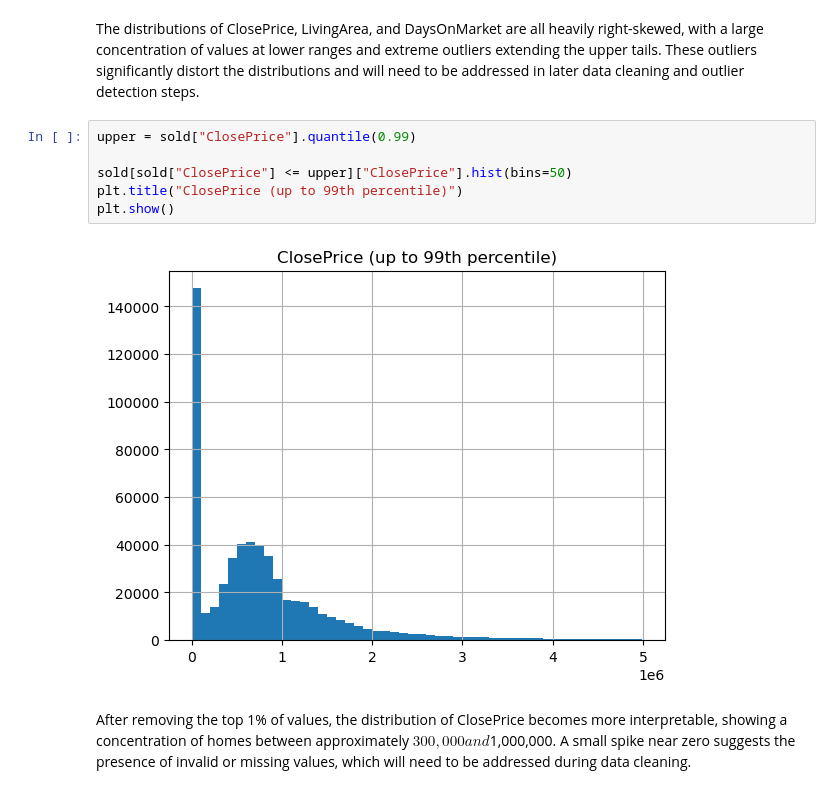
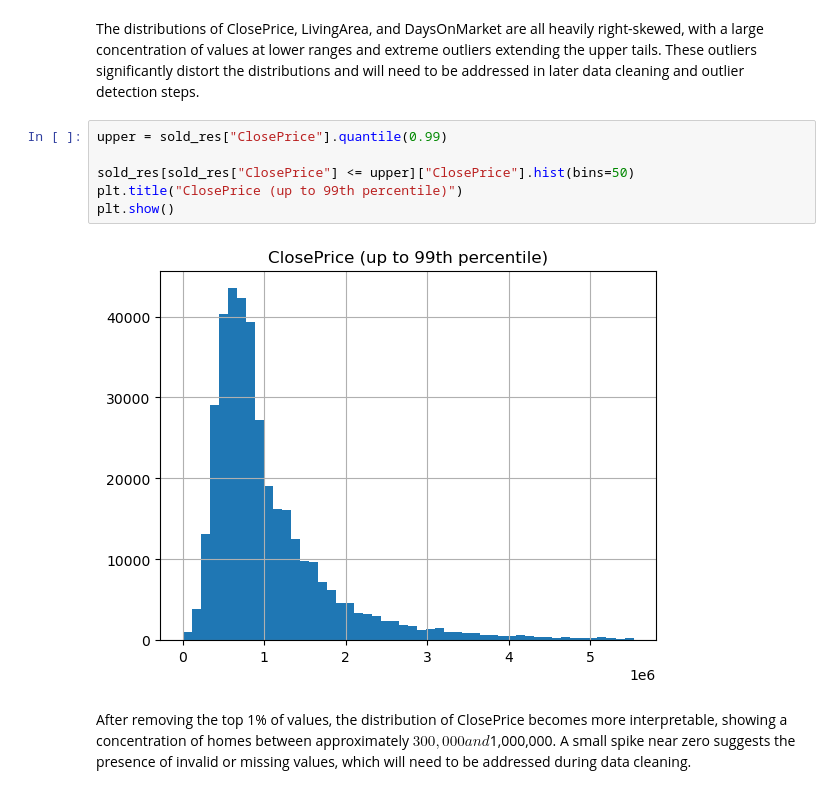
Before and after one commit to miatrn20/IDX-Exchange-spring2026, a Jupyter notebook: eda.ipynb, the cells around one changed output. Drawn from its saved outputs; the diff is of its cells as text.

```diff
--- a/eda.ipynb
+++ b/eda.ipynb
@@ -375,13 +361,13 @@ for col in ["ClosePrice", "LivingArea", "DaysOnMarket"]:
 # %% [markdown]
 The distributions of ClosePrice, LivingArea, and DaysOnMarket are all heavily right-skewed, with a large concentration of values at lower ranges and extreme outliers extending the upper tails. These outliers significantly distort the distributions and will need to be addressed in later data cleaning and outlier detection steps.
 # %%
-upper = sold["ClosePrice"].quantile(0.99)
+upper = sold_res["ClosePrice"].quantile(0.99)
 
-sold[sold["ClosePrice"] <= upper]["ClosePrice"].hist(bins=50)
+sold_res[sold_res["ClosePrice"] <= upper]["ClosePrice"].hist(bins=50)
 plt.title("ClosePrice (up to 99th percentile)")
 plt.show()
 # %% [output]
-[figure, old version]
+[figure, new version]
 # %% [markdown]
 After removing the top 1% of values, the distribution of ClosePrice becomes more interpretable, showing a concentration of homes between approximately $300,000 and $1,000,000. A small spike near zero suggests the presence of invalid or missing values, which will need to be addressed during data cleaning.
 # %%
```
Also changed, not shown: parts of 33 cells of this notebook.
